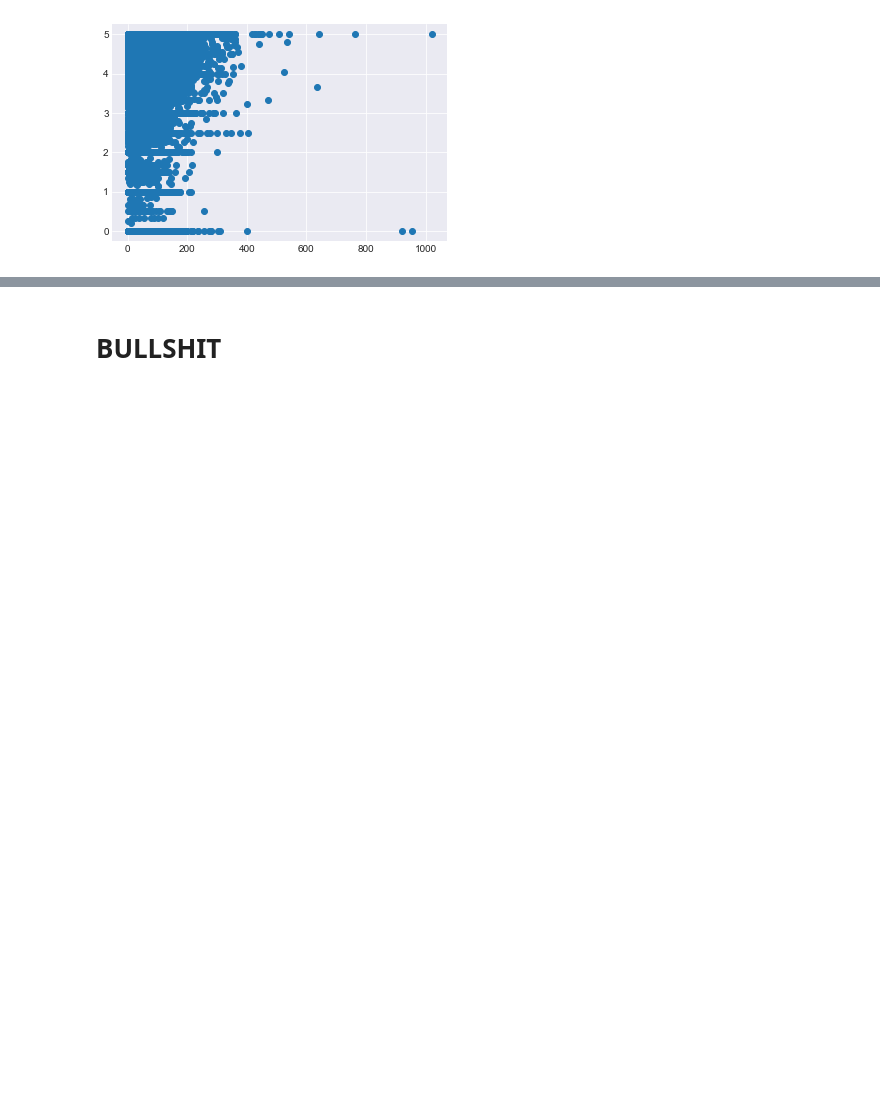
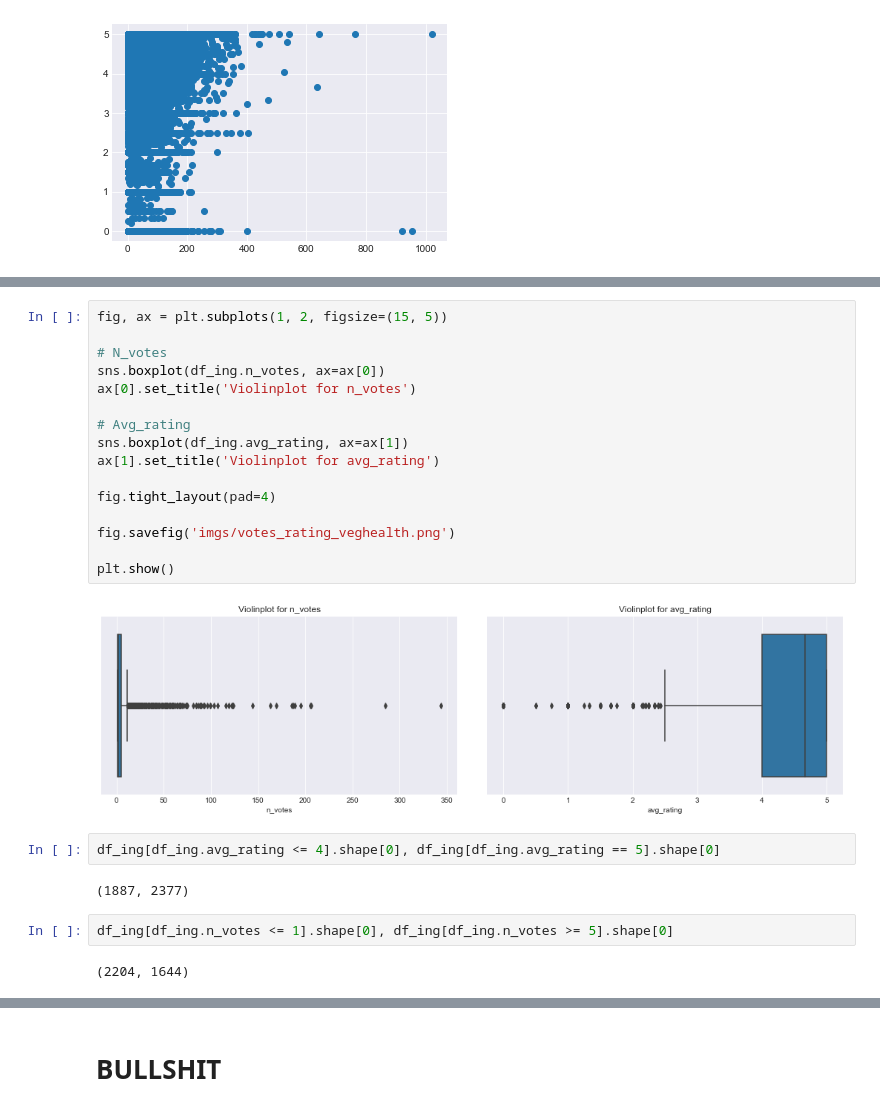
Before and after one commit to jCodingStuff/DataMadness, a Jupyter notebook: juli_mess.ipynb, the cells around one changed output, grey strips where cells are left out. Drawn from its saved outputs; the diff is of its cells as text; blank space fills up the shorter version.

```diff
--- a/juli_mess.ipynb
+++ b/juli_mess.ipynb
@@ -477,0 +505,26 @@ plt.show()
+# %%
+fig, ax = plt.subplots(1, 2, figsize=(15, 5))
+
+# N_votes
+sns.boxplot(df_ing.n_votes, ax=ax[0])
+ax[0].set_title('Violinplot for n_votes')
+
+# Avg_rating
+sns.boxplot(df_ing.avg_rating, ax=ax[1])
+ax[1].set_title('Violinplot for avg_rating')
+
+fig.tight_layout(pad=4)
+
+fig.savefig('imgs/votes_rating_veghealth.png')
+
+plt.show()
+# %% [output]
+[figure, added]
+# %%
+df_ing[df_ing.avg_rating <= 4].shape[0], df_ing[df_ing.avg_rating == 5].shape[0]
+# %% [output]
+(1887, 2377)
+# %%
+df_ing[df_ing.n_votes <= 1].shape[0], df_ing[df_ing.n_votes >= 5].shape[0]
+# %% [output]
+(2204, 1644)
```
Also changed, not shown: parts of 45 cells of this notebook, 3 other files.
